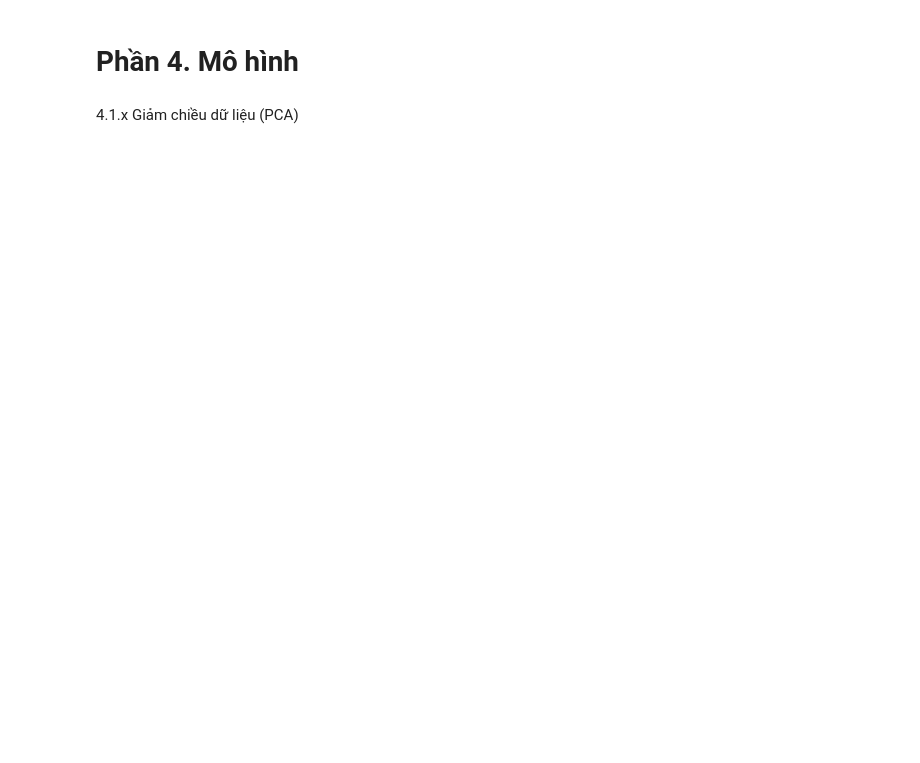
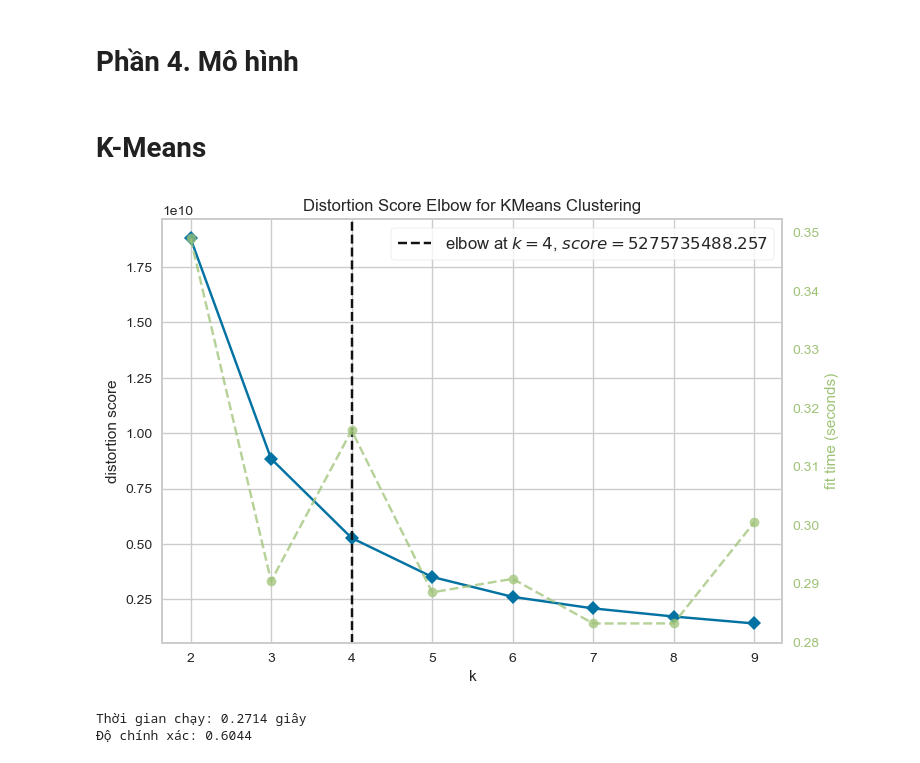
Before and after one commit to minhkhanh-coder/machine-learning-1, a Jupyter notebook: unsupervised learning/unsupervised_learning.ipynb, the cells around one changed output. Saved outputs shown, nothing was run; the diff lists cells and outputs as text; code cells hidden in the pictures; blank space fills up the shorter version.

```diff
--- a/unsupervised learning/unsupervised_learning.ipynb
+++ b/unsupervised learning/unsupervised_learning.ipynb
@@ -362,4 +388,15 @@ plt.show()
 # %% [markdown]
 # Phần 4. Mô hình
-# %% [markdown]
-4.1.x Giảm chiều dữ liệu (PCA)
+# %% [markdown]
+# K-Means
+# %%
+df_km = df.drop('country', axis=1)
+# %%
+model = KMeans(random_state=1)
+visualizer = KElbowVisualizer(model, k=(2,10))
+
+visualizer.fit(df_km)
+visualizer.show()
+plt.show()
+# %% [output]
+[figure, added]
@@ -365,0 +407,20 @@ plt.show()
+# %%
+# Dữ liệu và thuật toán KMeans
+kmeans = KMeans(n_clusters=number_of_clusters, init='k-means++')
+
+start_time = time.time()
+
+# Thực hiện clustering và lấy nhãn
+labels = kmeans.fit_predict(df_km)
+
+end_time = time.time()
+
+# Đánh giá chất lượng mô hình bằng Silhouette Score
+silhouette_avg = silhouette_score(df_km, labels)
+
+# In thông tin
+print(f'Thời gian chạy: {end_time - start_time:.4f} giây')
+print(f'Độ chính xác: {silhouette_avg:.4f}')
+# %% [output]
+Thời gian chạy: 0.2714 giây
+Độ chính xác: 0.6044
```
Also changed, not shown: parts of 36 cells of this notebook, 1 other file.
